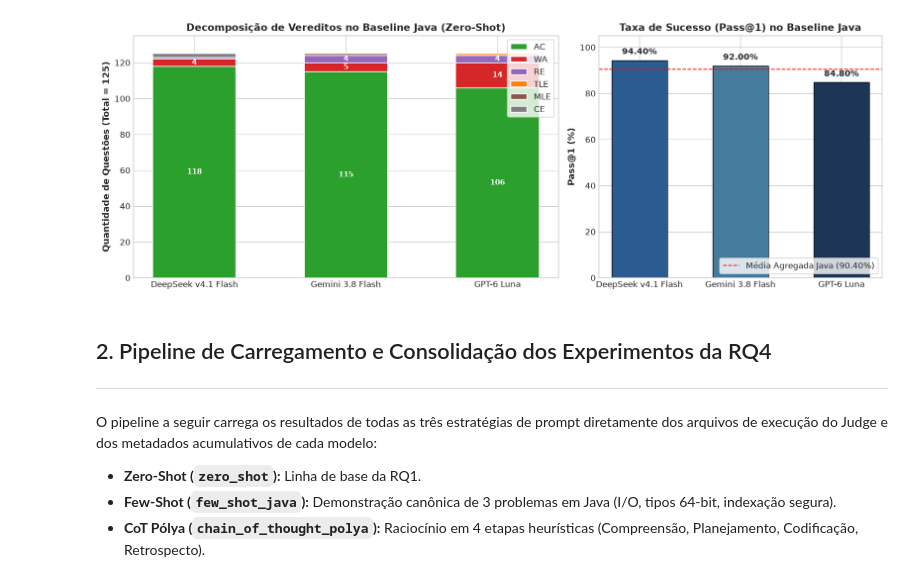
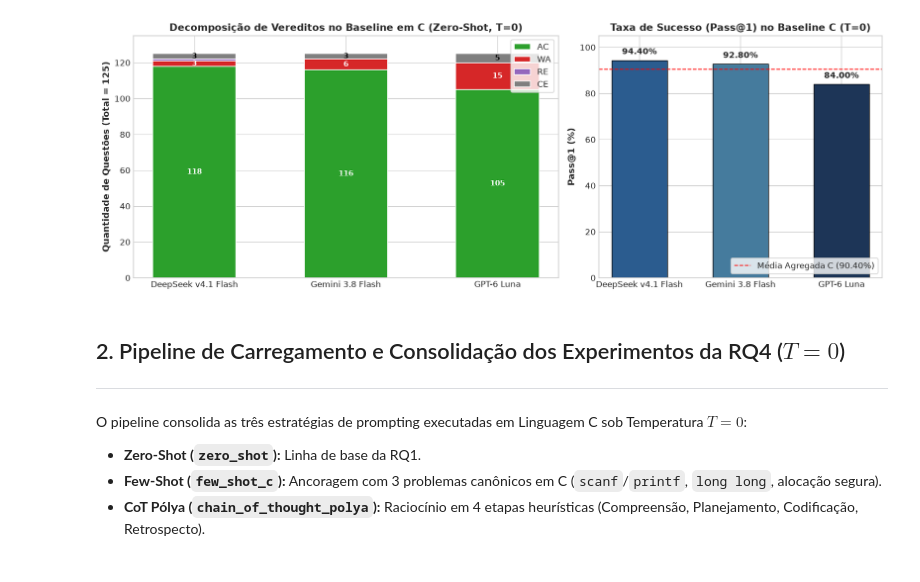
Before and after one commit to mestrevh/competitive-programming-bench, a Jupyter notebook: metrics/rq4.ipynb, the cells around one changed output. Drawn from its saved outputs; the diff is of its cells as text; code cells hidden in the pictures.

```diff
--- a/metrics/rq4.ipynb
+++ b/metrics/rq4.ipynb
@@ -190,8 +228,7 @@ display(df_baseline)
 # %%
-# Gráfico 1: Vereditos e Taxas de Acerto no Baseline Zero-Shot em Java
+# Gráfico 1: Vereditos e Taxas de Acerto no Baseline Zero-Shot em C (T=0)
 fig, (ax1, ax2) = plt.subplots(1, 2, figsize=(13.5, 4.8), gridspec_kw={'width_ratios': [1.5, 1]})
 
-# 1a. Decomposição de Vereditos por Modelo
 x = np.arange(len(main_models))
 bottom = np.zeros(len(main_models))
 
@@ -199,43 +236,42 @@ for v in verdict_order:
     vals = [datas_zero_shot[m]['judge_predict'].value_counts().get(v, 0) for m in main_models]
     if sum(vals) > 0:
         bars = ax1.bar(x, vals, bottom=bottom, label=v, color=PALETTE_VERDICTS[v], edgecolor='white', width=0.55)
         for i, val in enumerate(vals):
             if val >= 3:
                 ax1.text(x[i], bottom[i] + val / 2, str(val), ha='center', va='center',
                          color='white' if v in ['AC', 'WA', 'RE'] else 'black', fontweight='bold', fontsize=9)
         bottom += np.array(vals)
 
-ax1.set_title("Decomposição de Vereditos no Baseline Java (Zero-Shot)")
+ax1.set_title("Decomposição de Vereditos no Baseline em C (Zero-Shot, T=0)")
 ax1.set_xticks(x)
 ax1.set_xticklabels(main_models)
 ax1.set_ylabel("Quantidade de Questões (Total = 125)")
 ax1.set_ylim(0, 135)
 ax1.legend(loc='upper right', frameon=True)
 
-# 1b. Comparativo de Pass@1
 accs = [(datas_zero_shot[m]['judge_predict'] == 'AC').mean() * 100 for m in main_models]
 bars2 = ax2.bar(x, accs, color=['#2b5c8f', '#457b9d', '#1d3557'], width=0.55, edgecolor='black', linewidth=0.8)
-ax2.set_title("Taxa de Sucesso (Pass@1) no Baseline Java")
+ax2.set_title("Taxa de Sucesso (Pass@1) no Baseline C (T=0)")
 ax2.set_xticks(x)
 ax2.set_xticklabels(main_models)
 ax2.set_ylabel("Pass@1 (%)")
 ax2.set_ylim(0, 105)
-ax2.axhline(90.40, color='red', linestyle='--', linewidth=1.2, label='Média Agregada Java (90.40%)')
+ax2.axhline(90.40, color='red', linestyle='--', linewidth=1.2, label='Média Agregada C (90.40%)')
 
 for bar in bars2:
     h = bar.get_height()
     ax2.text(bar.get_x() + bar.get_width() / 2, h + 1.8, f"{h:.2f}%", ha='center', va='bottom', fontweight='bold')
 
 ax2.legend(loc='lower right', frameon=True)
 plt.tight_layout()
 plt.show()
 # %% [output]
-[figure, old version]
+[figure, new version]
 # %% [markdown]
-## 2. Pipeline de Carregamento e Consolidação dos Experimentos da RQ4
+## 2. Pipeline de Carregamento e Consolidação dos Experimentos da RQ4 ($T=0$)
 ---
 
-O pipeline a seguir carrega os resultados de todas as três estratégias de prompt diretamente dos arquivos de execução do Judge e dos metadados acumulativos de cada modelo:
+O pipeline consolida as três estratégias de prompting executadas em Linguagem C sob Temperatura $T=0$:
 * **Zero-Shot (`zero_shot`):** Linha de base da RQ1.
-* **Few-Shot (`few_shot_java`):** Demonstração canônica de 3 problemas em Java (I/O, tipos 64-bit, indexação segura).
+* **Few-Shot (`few_shot_c`):** Ancoragem com 3 problemas canônicos em C (`scanf`/`printf`, `long long`, alocação segura).
 * **CoT Pólya (`chain_of_thought_polya`):** Raciocínio em 4 etapas heurísticas (Compreensão, Planejamento, Codificação, Retrospecto).
```
Also changed, not shown: parts of 25 cells of this notebook, 9 other files.
